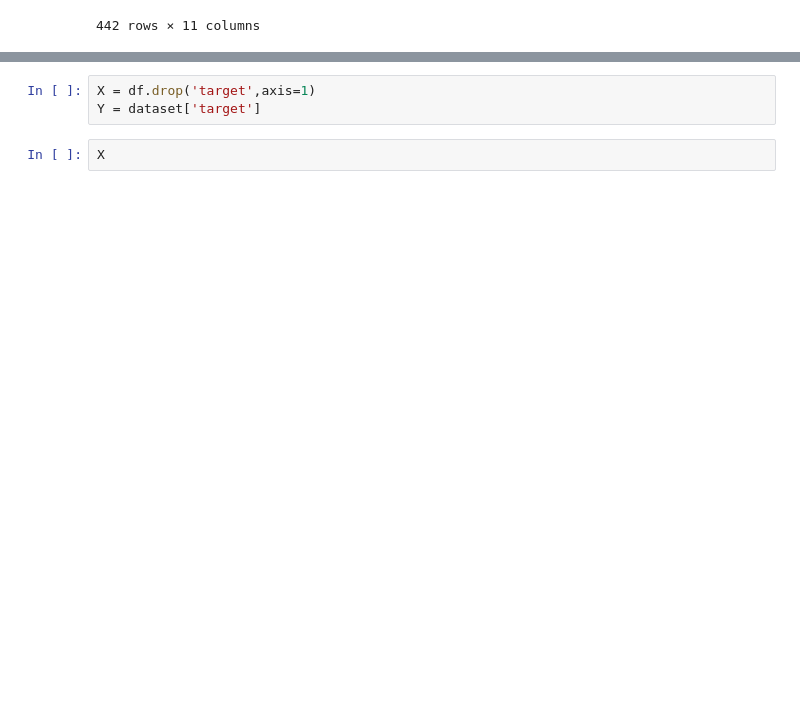
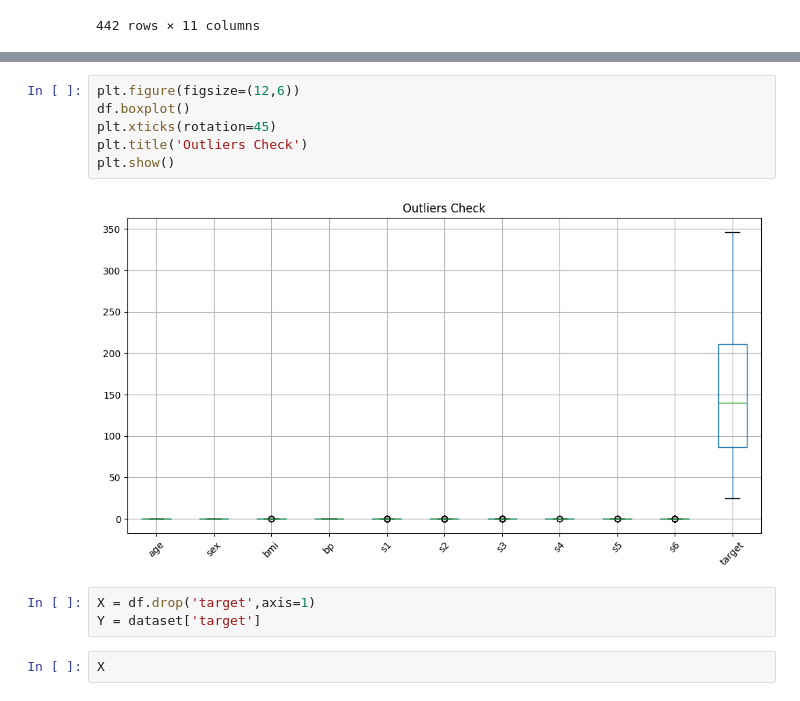
Before and after one commit to AkshitaSharma211/ml-journey, a Jupyter notebook: 01_linear_regression.ipynb, the cells around one changed output, grey strips where cells are left out. Cells and saved outputs as stored; diff of their text form; blank space fills up the shorter version.

```diff
--- a/01_linear_regression.ipynb
+++ b/01_linear_regression.ipynb
@@ -61,3 +95,11 @@ Shape: (442, 11)
+# %%
+plt.figure(figsize=(12,6))
+df.boxplot()
+plt.xticks(rotation=45)
+plt.title('Outliers Check')
+plt.show()
+# %% [output]
+[figure, added]
 # %%
 X = df.drop('target',axis=1)
 Y = dataset['target']
```
Also changed, not shown: parts of 4 cells of this notebook.
